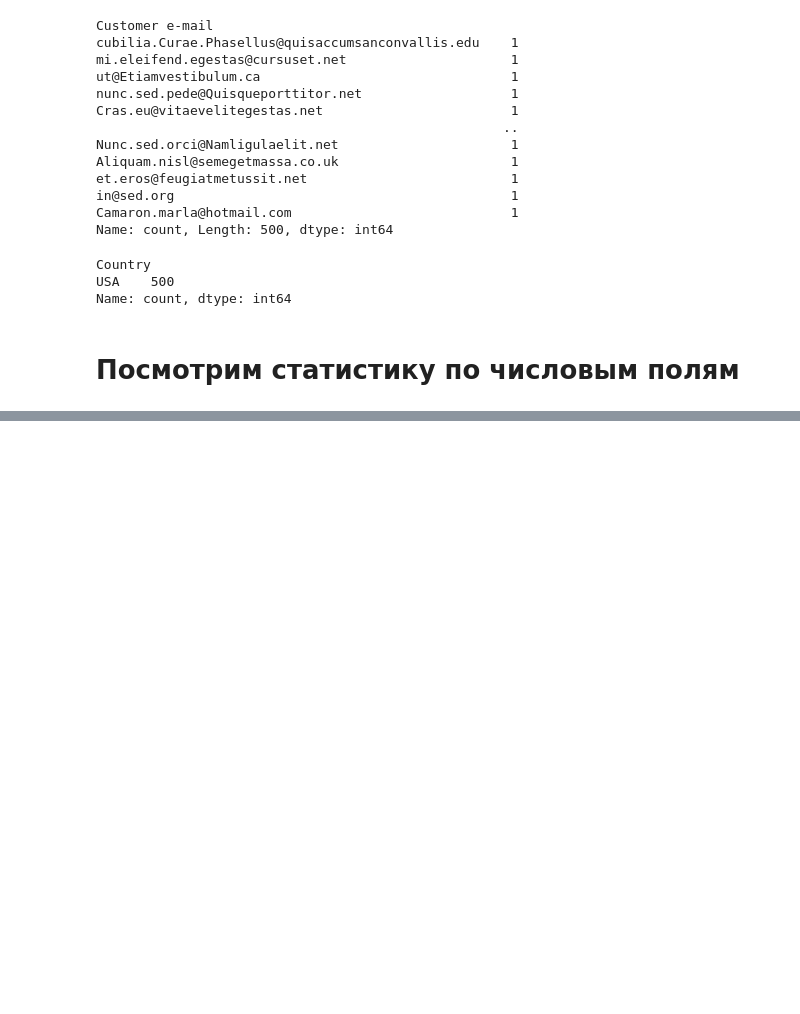
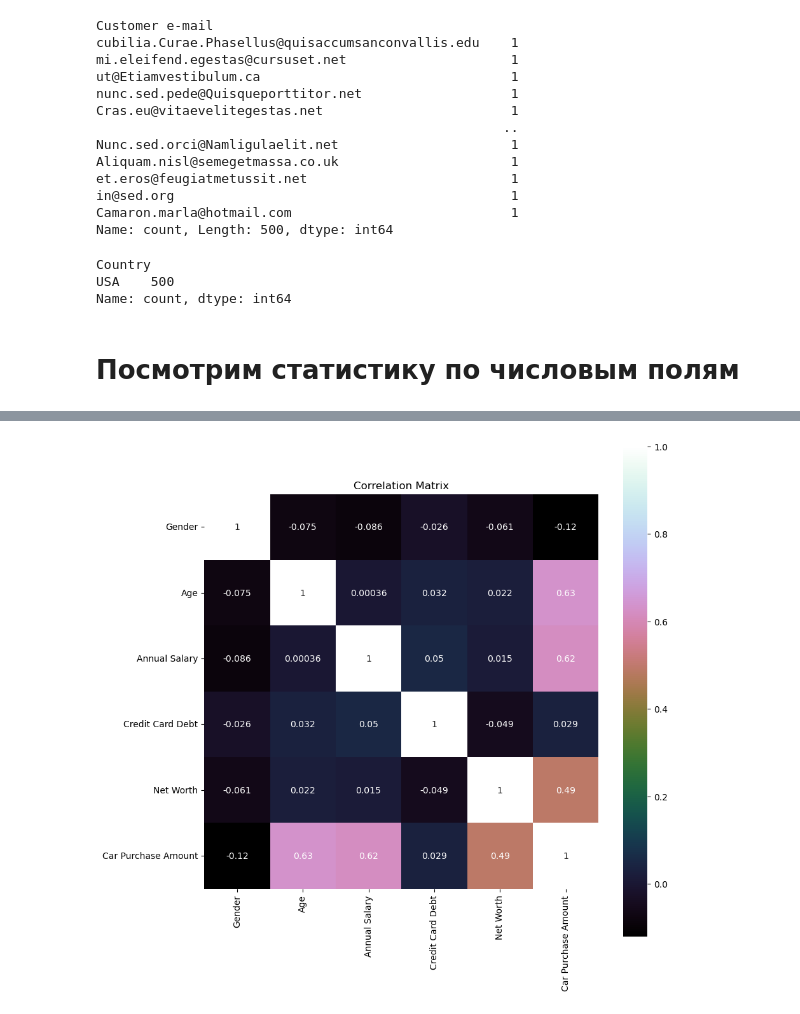
Before and after one commit to maxi7665/IAD, a Jupyter notebook: lab1/lab1.ipynb, the cells around one changed output, grey strips where cells are left out. Drawn from its saved outputs; the diff is of its cells as text; code cells hidden in the pictures; blank space fills up the shorter version.

```diff
--- a/lab1/lab1.ipynb
+++ b/lab1/lab1.ipynb
@@ -138,0 +153,10 @@ ds.describe()
+# %%
+# Отделим только числовые признаки, построим график корреляции
+float_ds = ds.iloc[:, [3,4,5,6,7,8]]
+corr=float_ds.corr()
+plt.figure(figsize=(10,10))
+plt.title("Correlation Matrix")
+sns.heatmap(corr, vmax=1, square=True, annot=True, cmap="cubehelix")
+plt.show()
+# %% [output]
+[figure, added]
```
Also changed, not shown: parts of 13 cells of this notebook.
